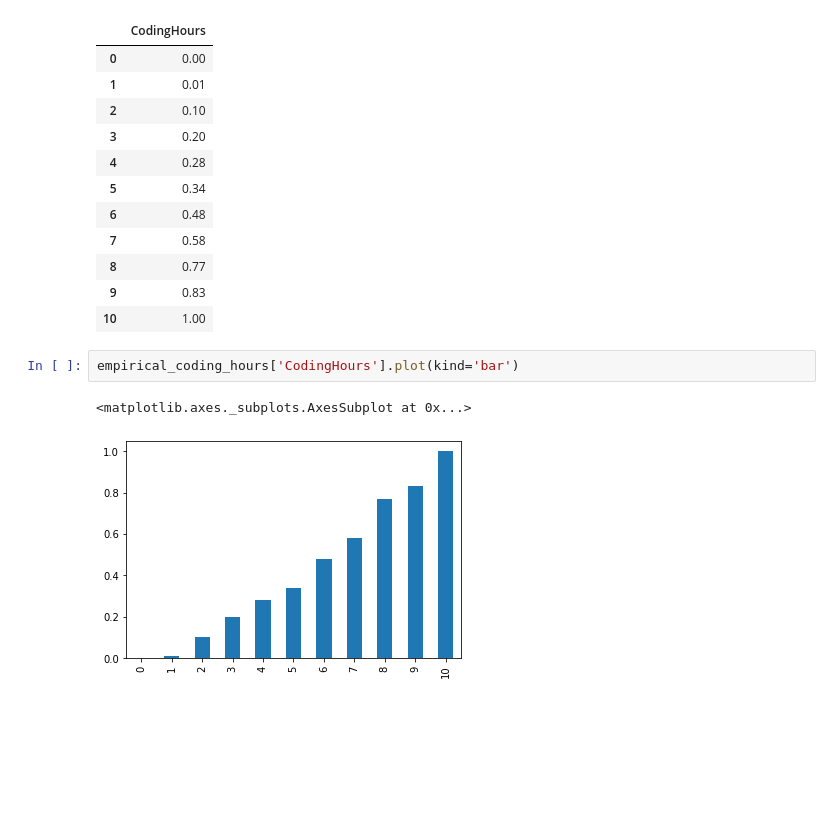
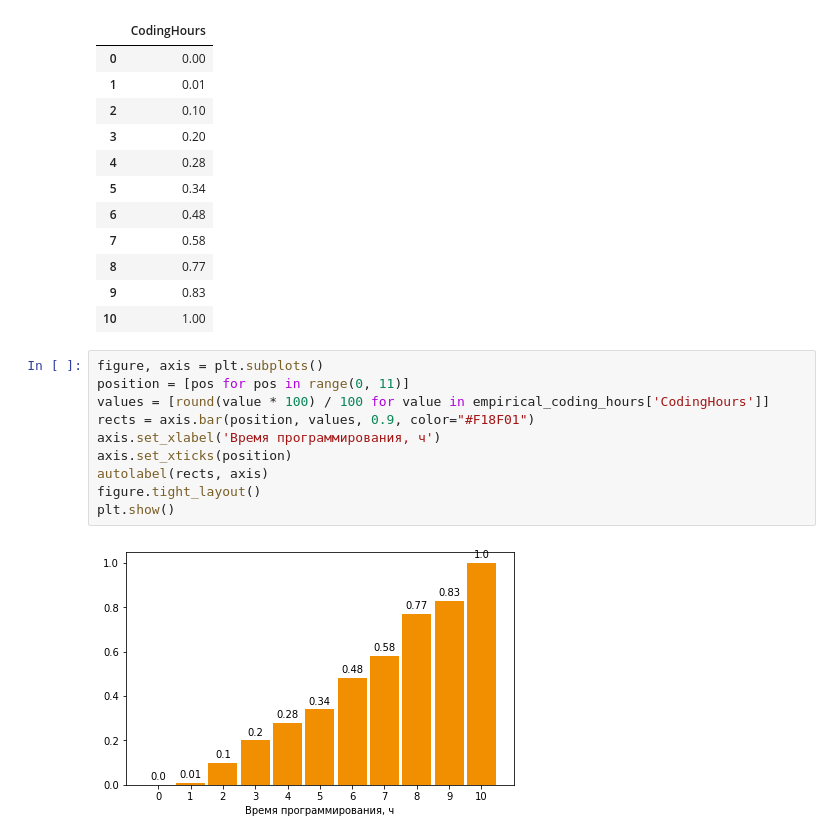
Before and after one commit to alj06ka/code-and-coffee, a Jupyter notebook: Code and coffee.ipynb, the cells around one changed output. Drawn from its saved outputs; the diff is of its cells as text; blank space fills up the shorter version.

```diff
--- a/Code and coffee.ipynb
+++ b/Code and coffee.ipynb
@@ -150,9 +150,16 @@ empirical_coding_hours
 | 8 | 0.77 |
 | 9 | 0.83 |
 | 10 | 1.00 |
-# %%
-empirical_coding_hours['CodingHours'].plot(kind='bar')
-# %% [output]
-<matplotlib.axes._subplots.AxesSubplot at 0x...>
-[figure, removed]
+# %%
+figure, axis = plt.subplots()
+position = [pos for pos in range(0, 11)]
+values = [round(value * 100) / 100 for value in empirical_coding_hours['CodingHours']]
+rects = axis.bar(position, values, 0.9, color="#F18F01")
+axis.set_xlabel('Время программирования, ч')
+axis.set_xticks(position)
+autolabel(rects, axis)
+figure.tight_layout()
+plt.show()
+# %% [output]
+[figure, added]
 # %%
```
Also changed, not shown: parts of 3 cells of this notebook.
